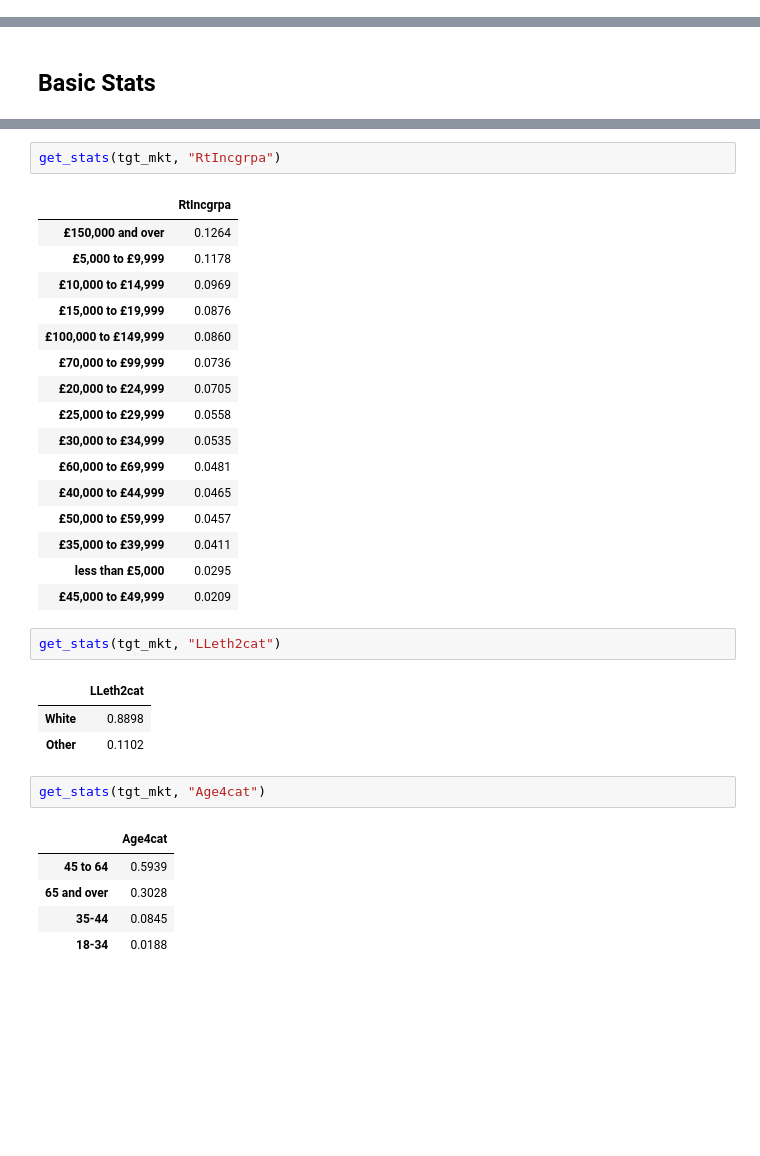
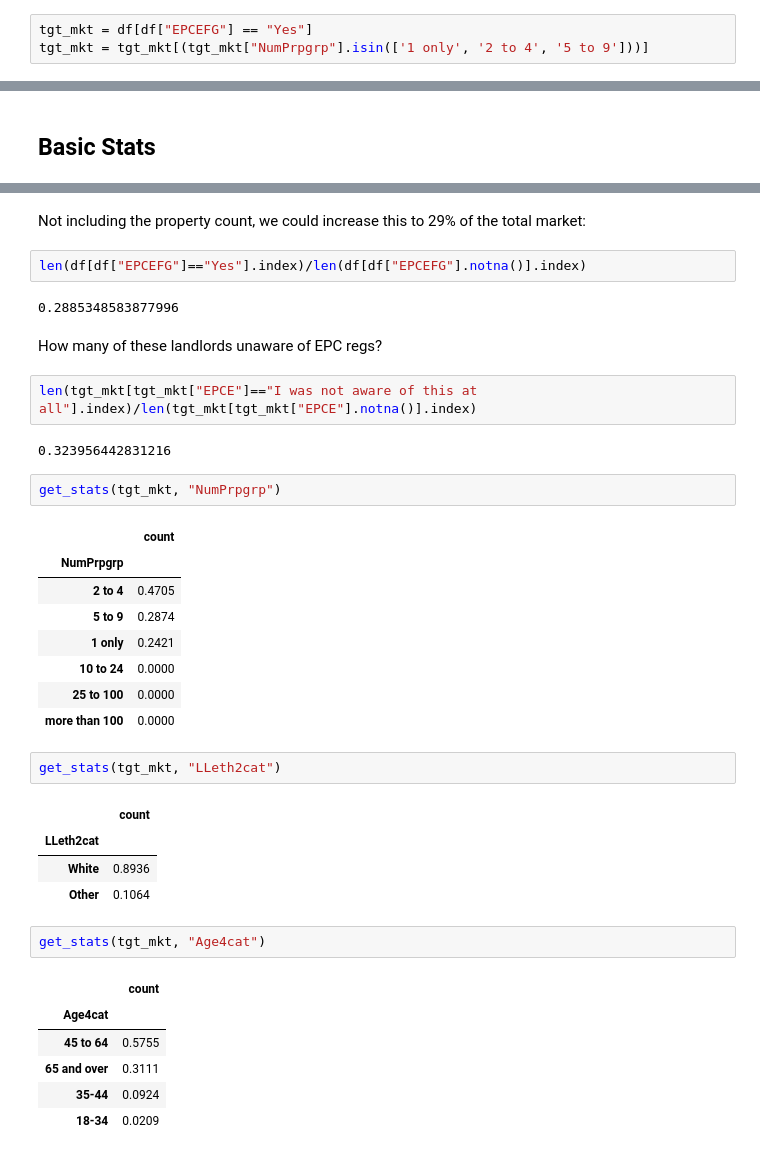
Before and after one commit to sam-hatley/landlord-data, a Jupyter notebook: exploration.ipynb, the cells around one changed output, grey strips where cells are left out. Saved outputs shown, nothing was run; the diff lists cells and outputs as text; blank space fills up the shorter version.

```diff
--- a/exploration.ipynb
+++ b/exploration.ipynb
@@ -201,2 +205,5 @@ tgt_mkt = df[df["EPCEFG"] == "Yes"]
+# %%
+tgt_mkt = df[df["EPCEFG"] == "Yes"]
+tgt_mkt = tgt_mkt[(tgt_mkt["NumPrpgrp"].isin(['1 only', '2 to 4', '5 to 9']))]
 # %% [markdown]
 Getting stats for:
@@ -228,33 +249,39 @@ def get_stats(df: pd.DataFrame, col: str, percent:bool = True) -> pd.DataFrame:
+# %% [markdown]
+Not including the property count, we could increase this to 29% of the total market:
+# %%
+len(df[df["EPCEFG"]=="Yes"].index)/len(df[df["EPCEFG"].notna()].index)
+# %% [output]
+0.2885348583877996
+# %% [markdown]
+How many of these landlords unaware of EPC regs?
+# %%
+len(tgt_mkt[tgt_mkt["EPCE"]=="I was not aware of this at all"].index)/len(tgt_mkt[tgt_mkt["EPCE"].notna()].index)
+# %% [output]
+0.323956442831216
 # %%
-get_stats(tgt_mkt, "RtIncgrpa")
+get_stats(tgt_mkt, "NumPrpgrp")
 # %% [output]
-|  | RtIncgrpa |
-| £150,000 and over | 0.1264 |
-| £5,000 to £9,999 | 0.1178 |
-| £10,000 to £14,999 | 0.0969 |
-| £15,000 to £19,999 | 0.0876 |
-| £100,000 to £149,999 | 0.0860 |
-| £70,000 to £99,999 | 0.0736 |
-| £20,000 to £24,999 | 0.0705 |
-| £25,000 to £29,999 | 0.0558 |
-| £30,000 to £34,999 | 0.0535 |
-| £60,000 to £69,999 | 0.0481 |
-| £40,000 to £44,999 | 0.0465 |
-| £50,000 to £59,999 | 0.0457 |
-| £35,000 to £39,999 | 0.0411 |
-| less than £5,000 | 0.0295 |
-| £45,000 to £49,999 | 0.0209 |
+|  | count |
+| NumPrpgrp |  |
+| 2 to 4 | 0.4705 |
+| 5 to 9 | 0.2874 |
+| 1 only | 0.2421 |
+| 10 to 24 | 0.0000 |
+| 25 to 100 | 0.0000 |
+| more than 100 | 0.0000 |
 # %%
 get_stats(tgt_mkt, "LLeth2cat")
 # %% [output]
-|  | LLeth2cat |
-| White | 0.8898 |
-| Other | 0.1102 |
+|  | count |
+| LLeth2cat |  |
+| White | 0.8936 |
+| Other | 0.1064 |
 # %%
 get_stats(tgt_mkt, "Age4cat")
 # %% [output]
-|  | Age4cat |
-| 45 to 64 | 0.5939 |
-| 65 and over | 0.3028 |
-| 35-44 | 0.0845 |
-| 18-34 | 0.0188 |
+|  | count |
+| Age4cat |  |
+| 45 to 64 | 0.5755 |
+| 65 and over | 0.3111 |
+| 35-44 | 0.0924 |
+| 18-34 | 0.0209 |
```
Also changed, not shown: parts of 24 cells of this notebook, 1 other file.
